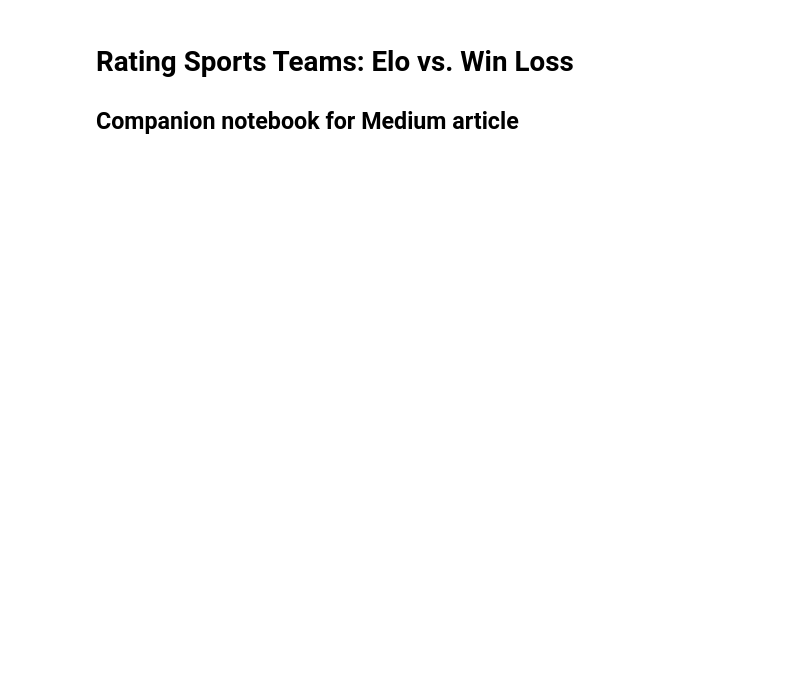
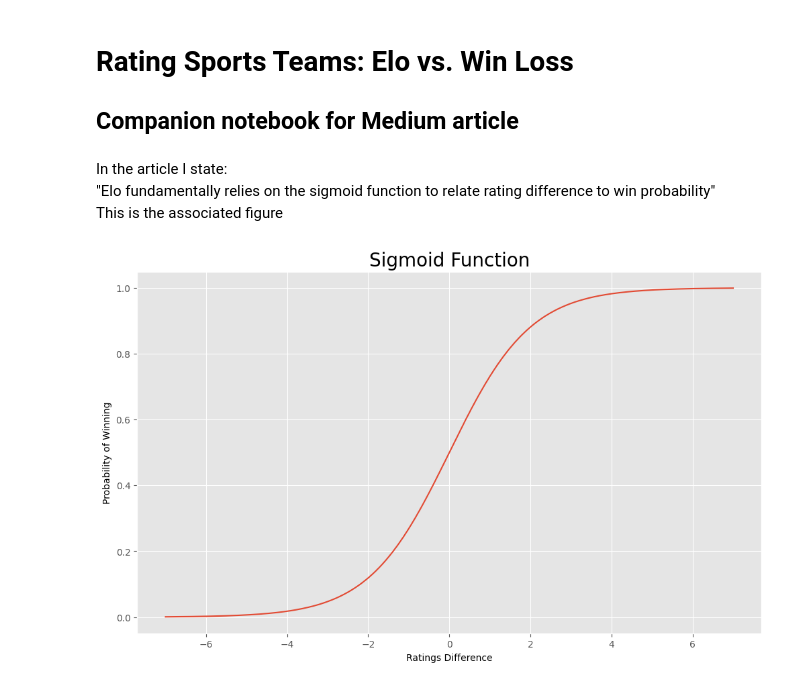
Before and after one commit to btatkinson/oddsmaker, a Jupyter notebook: medium/Rating Sports Teams Elo vs. Win Loss.ipynb, the cells around one changed output. Saved outputs shown, nothing was run; the diff lists cells and outputs as text; code cells hidden in the pictures; blank space fills up the shorter version.

```diff
--- a/medium/Rating Sports Teams Elo vs. Win Loss.ipynb
+++ b/medium/Rating Sports Teams Elo vs. Win Loss.ipynb
@@ -10,9 +10,44 @@ import random
 
 import numpy as np
 import pandas as pd
+import matplotlib.pyplot as plt
+import matplotlib.image as mpimg
+plt.style.use('ggplot')
 sys.path.append('../oddsmaker/')
 
 from copy import copy
 from state_space import Elo
 from itertools import combinations
+from matplotlib.offsetbox import (OffsetImage, AnnotationBbox)
 from utils import create_fake_Elo_ratings, create_Elo_random_walk
+# %% [markdown]
+
+In the article I state:
+"Elo fundamentally relies on the sigmoid function to relate rating difference to win probability"
+This is the associated figure
+# %%
+
+
+def sigmoid(x):
+    return 1/(1+np.exp(-x))
+
+x = np.linspace(-7, 7, 1000)
+y = sigmoid(x)
+
+fig, ax = plt.subplots(figsize=(12,7))
+
+ax.plot(x, y)
+ax.set_title('Sigmoid Function',fontsize=20)
+ax.set_ylabel('Probability of Winning')
+ax.set_xlabel('Ratings Difference')
+# img = mpimg.imread('C:\\Users\Blake\Downloads\CodeCogsEqn.png')
+#The OffsetBox is a simple container artist.
+# imagebox = OffsetImage(img, zoom = 1.25)
+# #Container for the imagebox referring to a specific position *xy*.
+# ab = AnnotationBbox(imagebox, (-5, 0.8), frameon = False)
+# ax.add_artist(ab)
+
+# plt.savefig('C:\\Users\Blake\Downloads\medium_sigmoid.png')
+plt.show()
+# %% [output]
+[figure, added]
```
Also changed, not shown: parts of 26 cells of this notebook, 1 other file.
